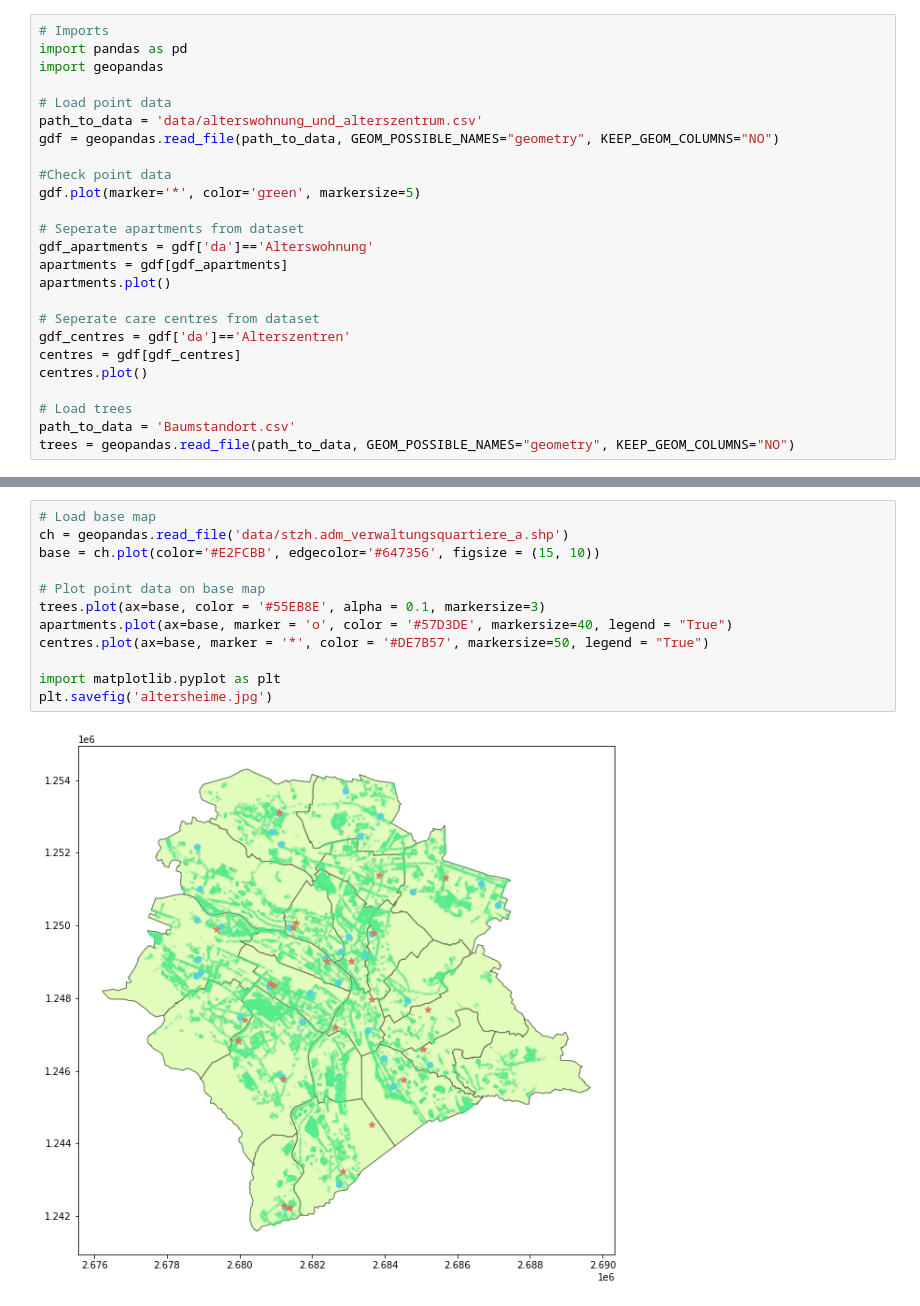
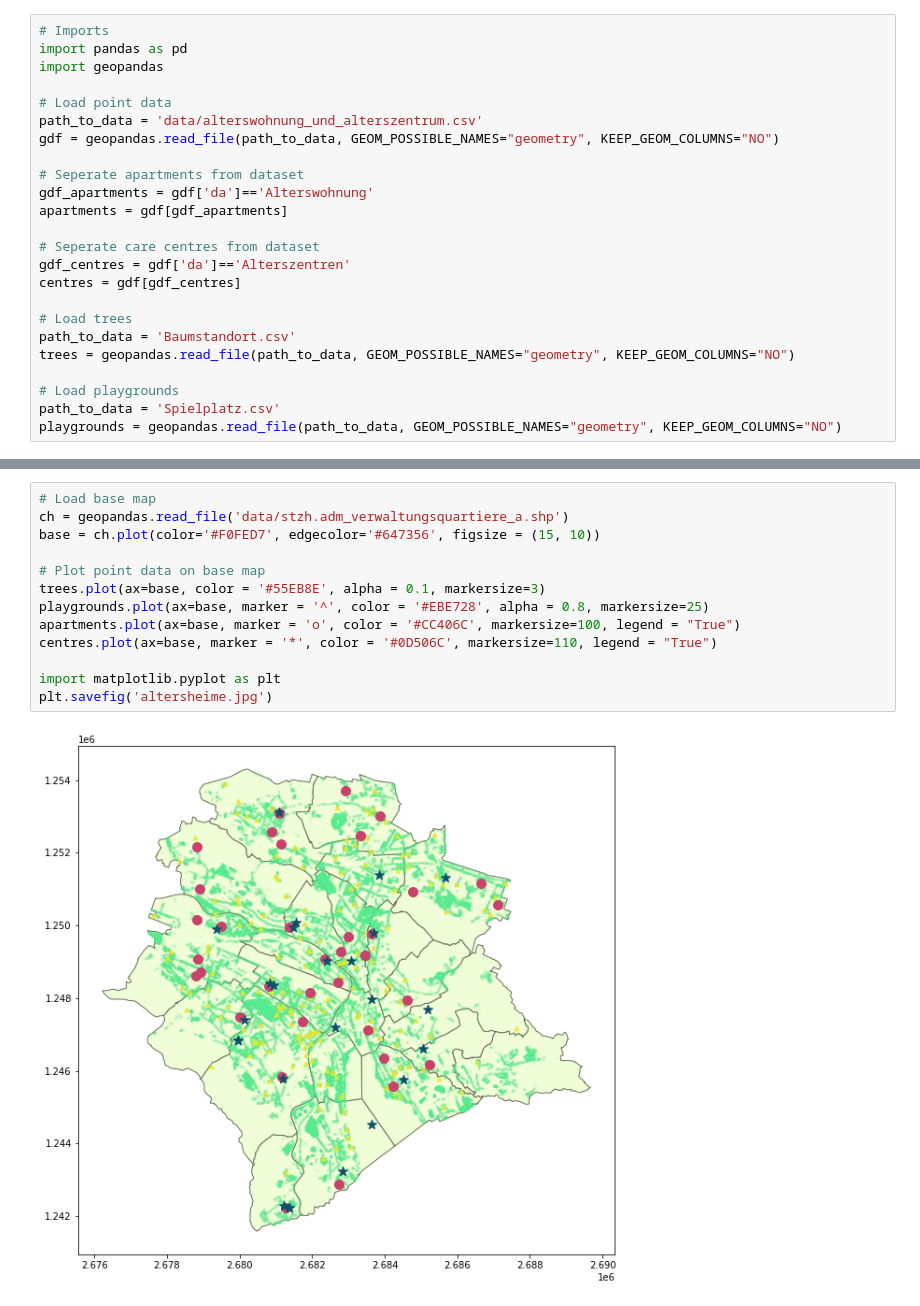
Before and after one commit to rejoha/collab, a Jupyter notebook: alterswohnungen_altersheime.ipynb, the cells around one changed output, grey strips where cells are left out. Cells and saved outputs as stored; diff of their text form.

```diff
--- a/alterswohnungen_altersheime.ipynb
+++ b/alterswohnungen_altersheime.ipynb
@@ -7,19 +7,18 @@ import geopandas
 path_to_data = 'data/alterswohnung_und_alterszentrum.csv'
 gdf = geopandas.read_file(path_to_data, GEOM_POSSIBLE_NAMES="geometry", KEEP_GEOM_COLUMNS="NO")
 
-#Check point data
-gdf.plot(marker='*', color='green', markersize=5)
-
 # Seperate apartments from dataset
 gdf_apartments = gdf['da']=='Alterswohnung'
 apartments = gdf[gdf_apartments]
-apartments.plot()
 
 # Seperate care centres from dataset
 gdf_centres = gdf['da']=='Alterszentren'
 centres = gdf[gdf_centres]
-centres.plot()
 
 # Load trees
 path_to_data = 'Baumstandort.csv'
 trees = geopandas.read_file(path_to_data, GEOM_POSSIBLE_NAMES="geometry", KEEP_GEOM_COLUMNS="NO")
+
+# Load playgrounds
+path_to_data = 'Spielplatz.csv'
+playgrounds = geopandas.read_file(path_to_data, GEOM_POSSIBLE_NAMES="geometry", KEEP_GEOM_COLUMNS="NO")
@@ -30,17 +31,18 @@ trees = geopandas.read_file(path_to_data, GEOM_POSSIBLE_NAMES="geometry", KEEP_G
 # %%
 # Load base map
 ch = geopandas.read_file('data/stzh.adm_verwaltungsquartiere_a.shp')
-base = ch.plot(color='#E2FCBB', edgecolor='#647356', figsize = (15, 10))
+base = ch.plot(color='#F0FED7', edgecolor='#647356', figsize = (15, 10))
 
 # Plot point data on base map
 trees.plot(ax=base, color = '#55EB8E', alpha = 0.1, markersize=3)
-apartments.plot(ax=base, marker = 'o', color = '#57D3DE', markersize=40, legend = "True")
-centres.plot(ax=base, marker = '*', color = '#DE7B57', markersize=50, legend = "True")
+playgrounds.plot(ax=base, marker = '^', color = '#EBE728', alpha = 0.8, markersize=25)
+apartments.plot(ax=base, marker = 'o', color = '#CC406C', markersize=100, legend = "True")
+centres.plot(ax=base, marker = '*', color = '#0D506C', markersize=110, legend = "True")
 
 import matplotlib.pyplot as plt
 plt.savefig('altersheime.jpg')
 # %% [output]
-[figure, old version]
+[figure, new version]
 # %%
 import bokeh
 import json
```
Also changed, not shown: parts of 4 cells of this notebook.
